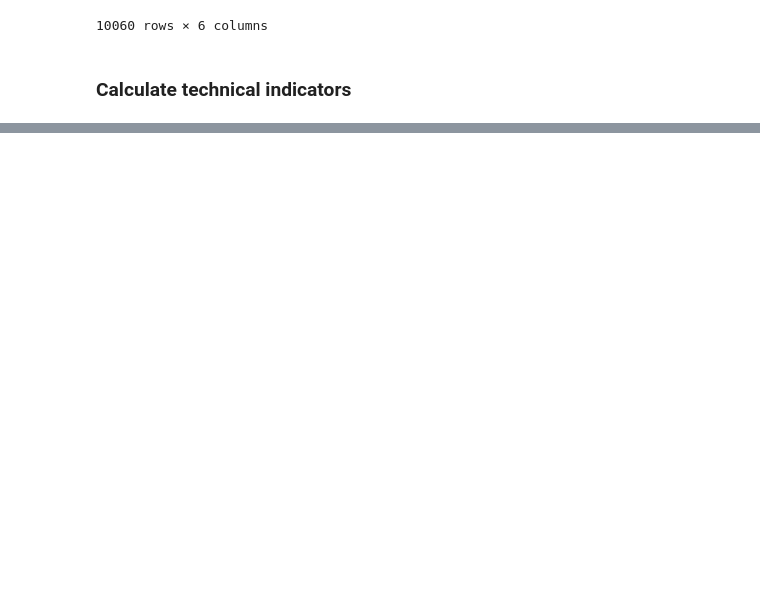
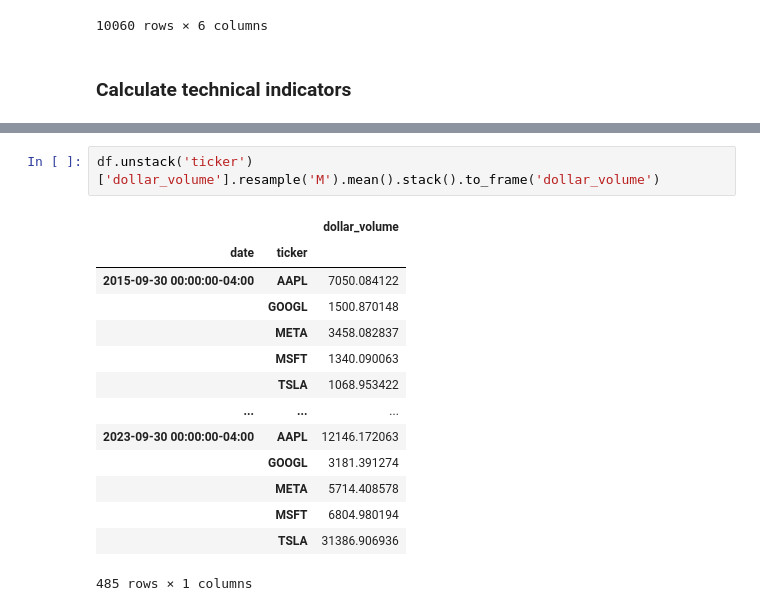
Before and after one commit to mayer19/AlgoritmitTradingCourse, a Jupyter notebook: AlgoTradingTechnique.ipynb, the cells around one changed output, grey strips where cells are left out. Saved outputs shown, nothing was run; the diff lists cells and outputs as text; blank space fills up the shorter version.

```diff
--- a/AlgoTradingTechnique.ipynb
+++ b/AlgoTradingTechnique.ipynb
@@ -136,0 +181,17 @@ df
+# %%
+df.unstack('ticker')['dollar_volume'].resample('M').mean().stack().to_frame('dollar_volume')
+# %% [output]
+|  |  | dollar_volume |
+| date | ticker |  |
+| 2015-09-30 00:00:00-04:00 | AAPL | 7050.084122 |
+|  | GOOGL | 1500.870148 |
+|  | META | 3458.082837 |
+|  | MSFT | 1340.090063 |
+|  | TSLA | 1068.953422 |
+| ... | ... | ... |
+| 2023-09-30 00:00:00-04:00 | AAPL | 12146.172063 |
+|  | GOOGL | 3181.391274 |
+|  | META | 5714.408578 |
+|  | MSFT | 6804.980194 |
+|  | TSLA | 31386.906936 |
+485 rows × 1 columns
```
Also changed, not shown: parts of 7 cells of this notebook.
